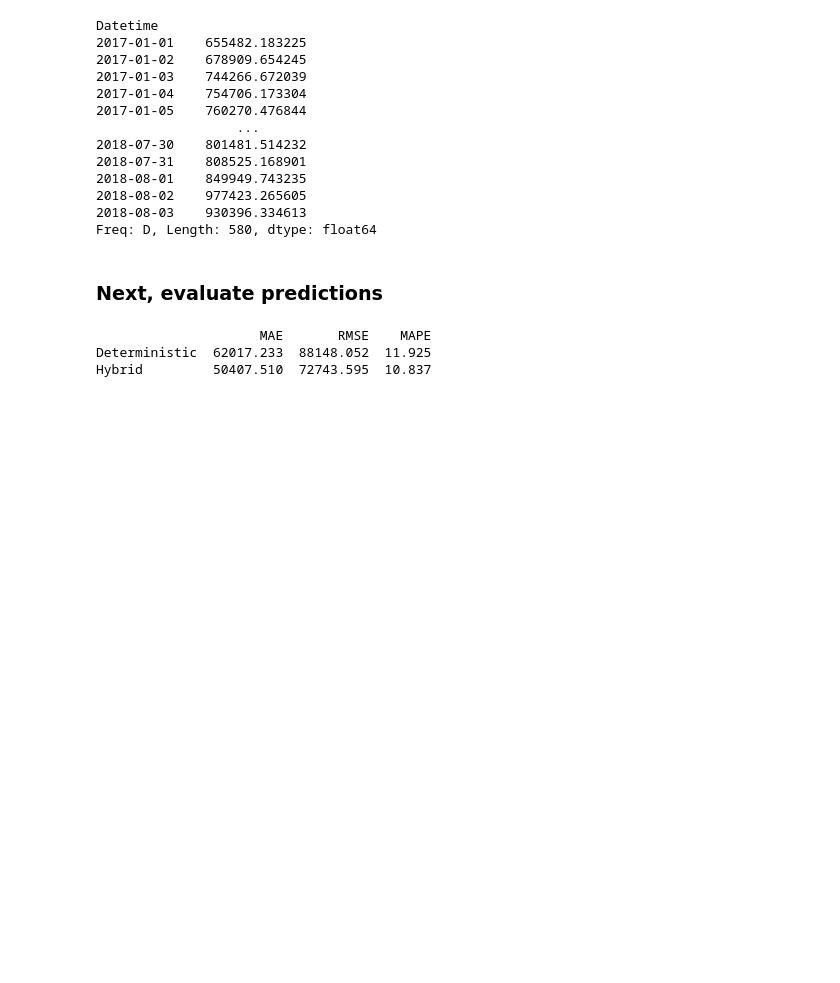
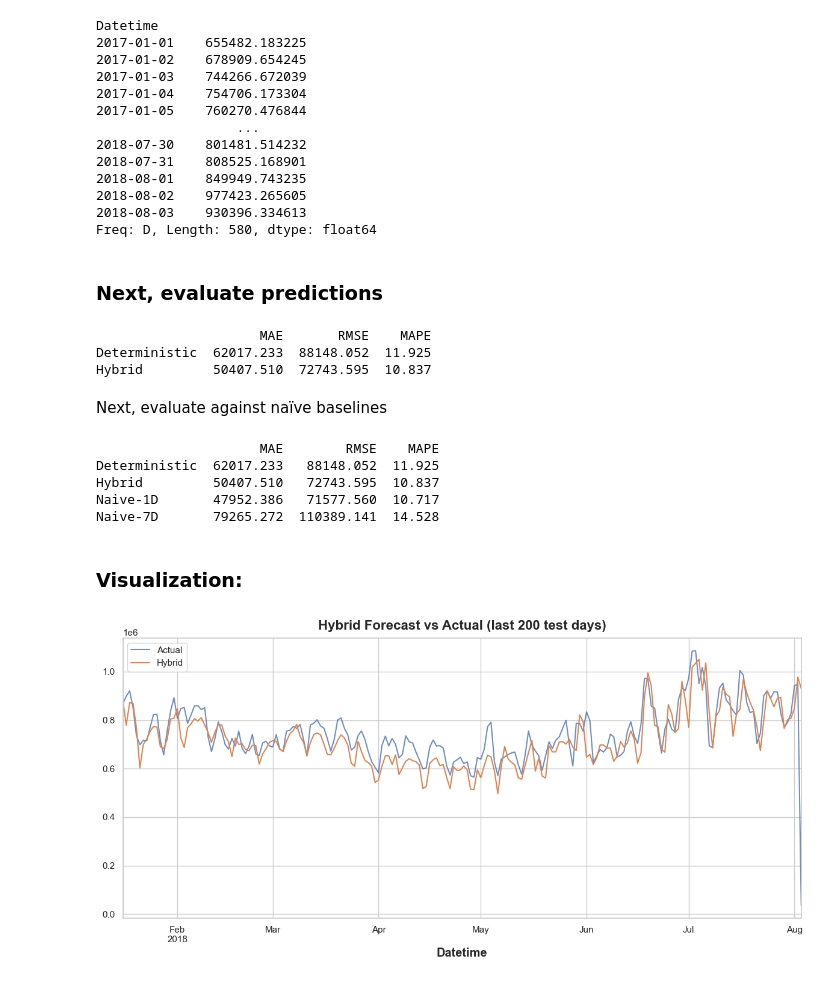
Before and after one commit to aly-ibrahim1/energy-forecasting-pjme, a Jupyter notebook: notebooks/02-create-features.ipynb, the cells around one changed output. Drawn from its saved outputs; the diff is of its cells as text; code cells hidden in the pictures; blank space fills up the shorter version.

Commit message:
Assessing models against naives + results visualization

```diff
--- a/notebooks/02-create-features.ipynb
+++ b/notebooks/02-create-features.ipynb
@@ -221,6 +221,11 @@ y_true = y.loc[y_hybrid_test.index]
 y_true = y_true.iloc[:, 0]
 y_det = y_deter_test.loc[y_hybrid_test.index]
 y_hybrid = y_hybrid_test
+
+eval_df = pd.concat(
+    [y_true.rename("y_true"), y_det.rename("y_det"), y_hybrid.rename("y_hybrid")],
+    axis=1
+).dropna()
 
 # metrics
 def mae(y, yhat):  return np.mean(np.abs(y - yhat))
@@ -238,3 +243,47 @@ print(results.round(3))
                      MAE       RMSE    MAPE
 Deterministic  62017.233  88148.052  11.925
 Hybrid         50407.510  72743.595  10.837
+# %% [markdown]
+Next, evaluate against naïve baselines
+# %%
+# baselines, aligned to test window
+naive_1d = y_true.shift(1).reindex(eval_df.index)
+naive_7d = y_true.shift(7).reindex(eval_df.index)
+
+eval_2 = pd.concat(
+    [eval_df[["y_true", "y_det", "y_hybrid"]],
+    naive_1d.rename("naive_1d"),
+    naive_7d.rename("naive_7d")],
+    axis=1).dropna()
+
+
+# metrics
+naive = pd.DataFrame({
+    "MAE": [mae(eval_2["y_true"], eval_2["naive_1d"]),
+            mae(eval_2["y_true"], eval_2["naive_7d"])],
+    "RMSE": [rmse(eval_2["y_true"], eval_2["naive_1d"]),
+             rmse(eval_2["y_true"], eval_2["naive_7d"])],
+    "MAPE": [mape(eval_2["y_true"], eval_2["naive_1d"]),
+             mape(eval_2["y_true"], eval_2["naive_7d"])],
+}, index=["Naive-1D", "Naive-7D"])
+
+# combine with earlier results
+results_all = pd.concat([results, naive]).round(3)
+print(results_all)
+# %% [output]
+                     MAE        RMSE    MAPE
+Deterministic  62017.233   88148.052  11.925
+Hybrid         50407.510   72743.595  10.837
+Naive-1D       47952.386   71577.560  10.717
+Naive-7D       79265.272  110389.141  14.528
+# %% [markdown]
+### Visualization:
+# %%
+ax = eval_2["y_true"].iloc[-200:].plot(label="Actual", figsize=(12,6), alpha=0.8)
+eval_2["y_hybrid"].iloc[-200:].plot(ax=ax, label="Hybrid")
+
+ax.set_title("Hybrid Forecast vs Actual (last 200 test days)")
+ax.legend()
+plt.savefig("../reports/figures/Hybrid-forecast.png")
+# %% [output]
+[figure, added]
```
Also changed, not shown: parts of 3 cells of this notebook.
